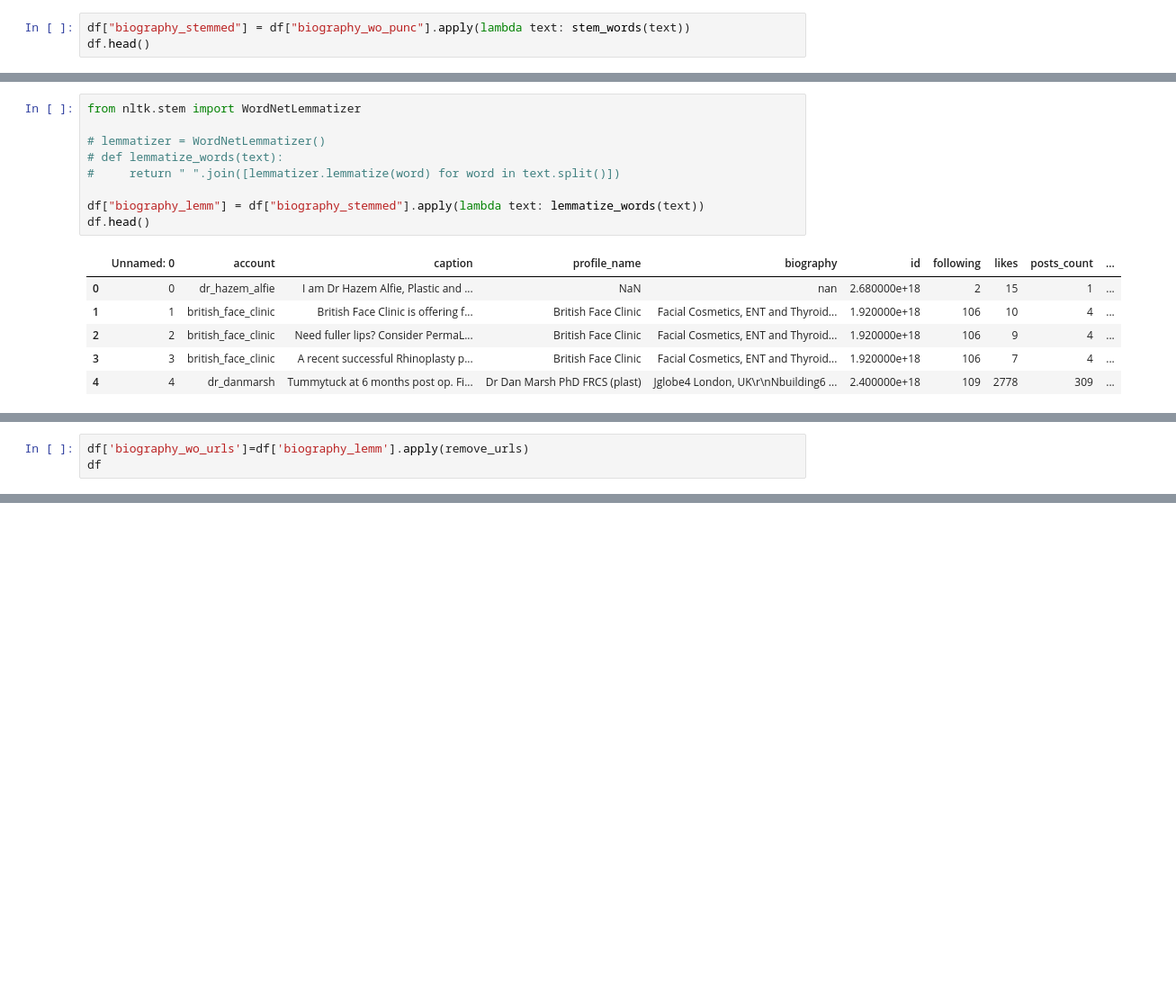
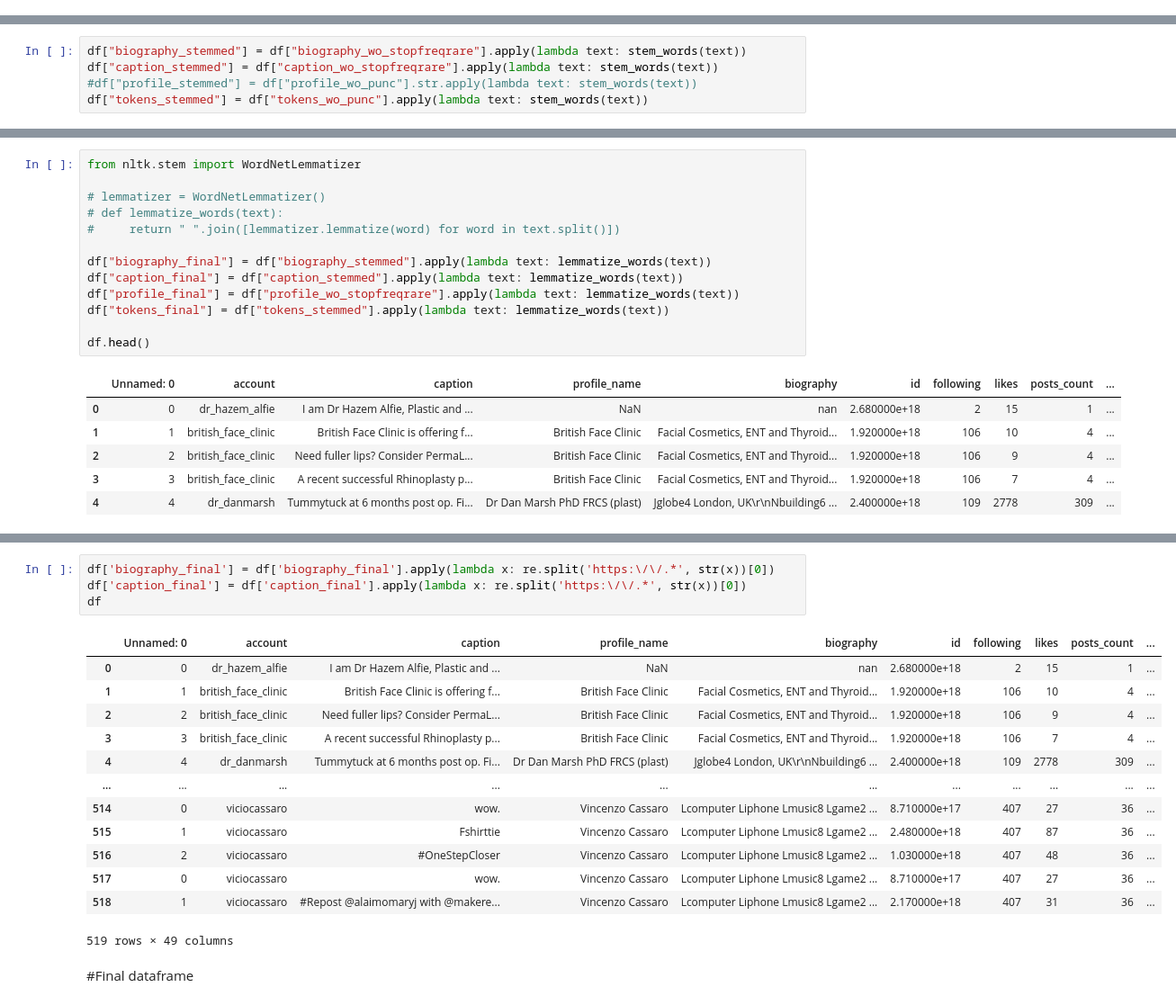
Before and after one commit to Zarmina97/NLP-project-, a Jupyter notebook: data_exploration.ipynb, the cells around one changed output, grey strips where cells are left out. Shown: that part at 90% size. Drawn from its saved outputs; the diff is of its cells as text; blank space fills up the shorter version.

```diff
--- a/data_exploration.ipynb
+++ b/data_exploration.ipynb
@@ -168,6 +182,3 @@ df.head()
 # stemmer = PorterStemmer()
 # def stem_words(text):
 #     return " ".join([stemmer.stem(word) for word in text.split()])
-# %%
-df["biography_stemmed"] = df["biography_wo_punc"].apply(lambda text: stem_words(text))
-df.head()
@@ -201 +185,6 @@ SnowballStemmer.languages
+# %%
+df["biography_stemmed"] = df["biography_wo_stopfreqrare"].apply(lambda text: stem_words(text))
+df["caption_stemmed"] = df["caption_wo_stopfreqrare"].apply(lambda text: stem_words(text))
+#df["profile_stemmed"] = df["profile_wo_punc"].str.apply(lambda text: stem_words(text))
+df["tokens_stemmed"] = df["tokens_wo_punc"].apply(lambda text: stem_words(text))
 # %% [markdown]
@@ -214,7 +203,11 @@ from nltk.stem import WordNetLemmatizer
 # def lemmatize_words(text):
 #     return " ".join([lemmatizer.lemmatize(word) for word in text.split()])
 
-df["biography_lemm"] = df["biography_stemmed"].apply(lambda text: lemmatize_words(text))
+df["biography_final"] = df["biography_stemmed"].apply(lambda text: lemmatize_words(text))
+df["caption_final"] = df["caption_stemmed"].apply(lambda text: lemmatize_words(text))
+df["profile_final"] = df["profile_wo_stopfreqrare"].apply(lambda text: lemmatize_words(text))
+df["tokens_final"] = df["tokens_stemmed"].apply(lambda text: lemmatize_words(text))
+
 df.head()
 # %% [output]
 |  | Unnamed: 0 | account | caption | profile_name | biography | id | following | likes | posts_count | ... |
@@ -228,3 +220,0 @@ df.head()
-# %%
-df['biography_wo_urls']=df['biography_lemm'].apply(remove_urls)
-df
@@ -252,0 +221,20 @@
+# %%
+df['biography_final'] = df['biography_final'].apply(lambda x: re.split('https:\/\/.*', str(x))[0])
+df['caption_final'] = df['caption_final'].apply(lambda x: re.split('https:\/\/.*', str(x))[0])
+df
+# %% [output]
+|  | Unnamed: 0 | account | caption | profile_name | biography | id | following | likes | posts_count | ... |
+| 0 | 0 | dr_hazem_alfie | I am Dr Hazem Alfie, Plastic and ... | NaN | nan | 2.680000e+18 | 2 | 15 | 1 | ... |
+| 1 | 1 | british_face_clinic | British Face Clinic is offering f... | British Face Clinic | Facial Cosmetics, ENT and Thyroid... | 1.920000e+18 | 106 | 10 | 4 | ... |
+| 2 | 2 | british_face_clinic | Need fuller lips? Consider PermaL... | British Face Clinic | Facial Cosmetics, ENT and Thyroid... | 1.920000e+18 | 106 | 9 | 4 | ... |
+| 3 | 3 | british_face_clinic | A recent successful Rhinoplasty p... | British Face Clinic | Facial Cosmetics, ENT and Thyroid... | 1.920000e+18 | 106 | 7 | 4 | ... |
+| 4 | 4 | dr_danmarsh | Tummytuck at 6 months post op. Fi... | Dr Dan Marsh PhD FRCS (plast) | Jglobe4 London, UK\r\nNbuilding6 ... | 2.400000e+18 | 109 | 2778 | 309 | ... |
+| ... | ... | ... | ... | ... | ... | ... | ... | ... | ... | ... |
+| 514 | 0 | viciocassaro | wow. | Vincenzo Cassaro | Lcomputer Liphone Lmusic8 Lgame2 ... | 8.710000e+17 | 407 | 27 | 36 | ... |
+| 515 | 1 | viciocassaro | Fshirttie | Vincenzo Cassaro | Lcomputer Liphone Lmusic8 Lgame2 ... | 2.480000e+18 | 407 | 87 | 36 | ... |
+| 516 | 2 | viciocassaro | #OneStepCloser | Vincenzo Cassaro | Lcomputer Liphone Lmusic8 Lgame2 ... | 1.030000e+18 | 407 | 48 | 36 | ... |
+| 517 | 0 | viciocassaro | wow. | Vincenzo Cassaro | Lcomputer Liphone Lmusic8 Lgame2 ... | 8.710000e+17 | 407 | 27 | 36 | ... |
+| 518 | 1 | viciocassaro | #Repost @alaimomaryj with @makere... | Vincenzo Cassaro | Lcomputer Liphone Lmusic8 Lgame2 ... | 2.170000e+18 | 407 | 31 | 36 | ... |
+519 rows × 49 columns
+# %% [markdown]
+#Final dataframe
```
Also changed, not shown: parts of 34 cells of this notebook.
